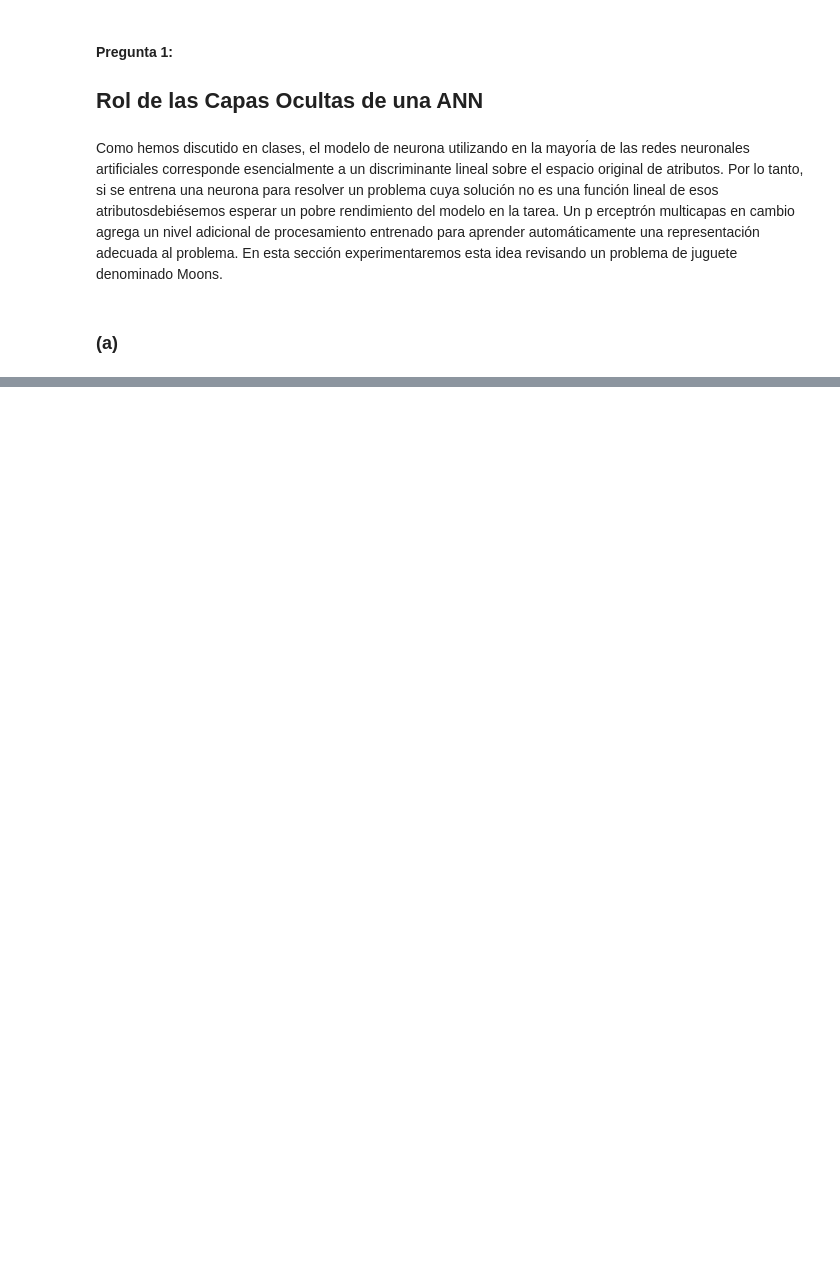
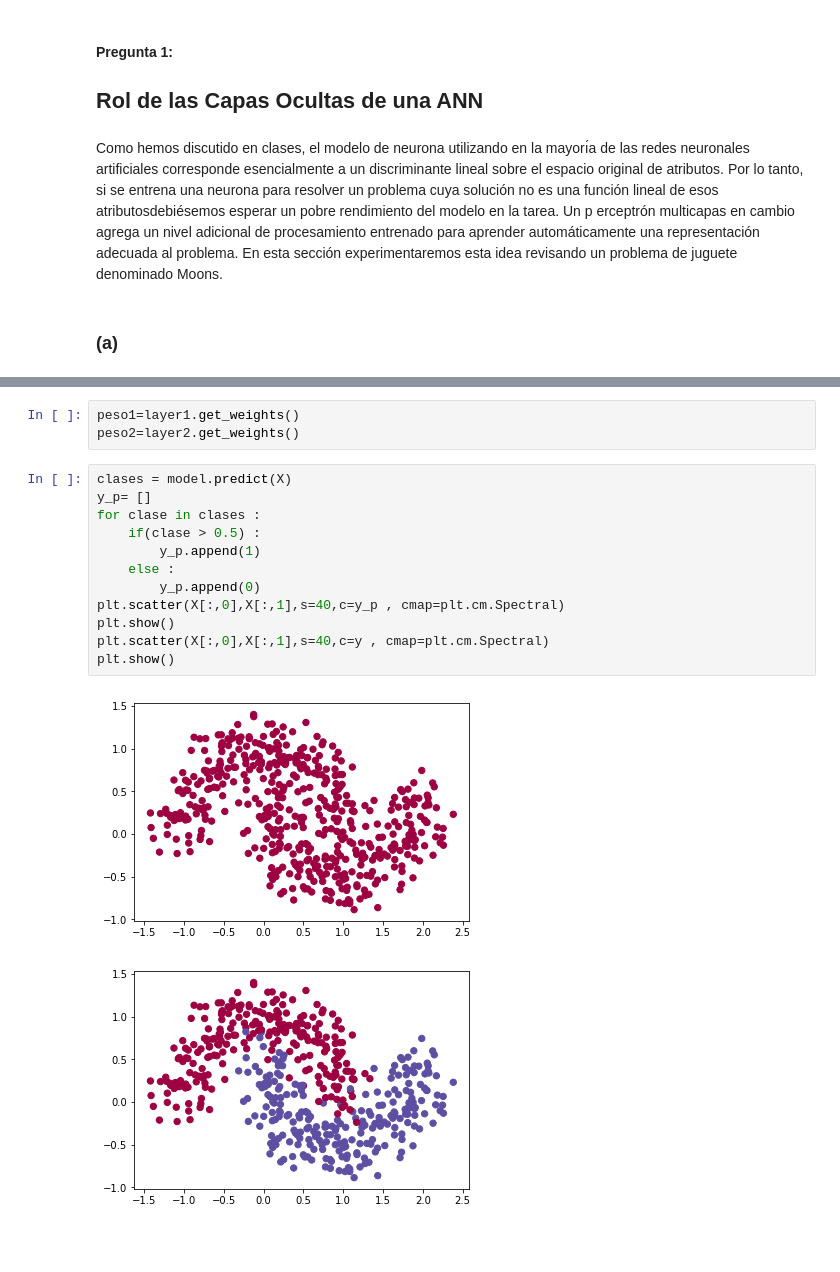
Before and after one commit to felipeavaria/Redes_Neuronales_Artificiales, a Jupyter notebook: Tarea-1/1_Capas_ocultas_ANN.ipynb, the cells around one changed output, grey strips where cells are left out. Saved outputs shown, nothing was run; the diff lists cells and outputs as text; blank space fills up the shorter version.

```diff
--- a/Tarea-1/1_Capas_ocultas_ANN.ipynb
+++ b/Tarea-1/1_Capas_ocultas_ANN.ipynb
@@ -24,0 +49,20 @@ plt.show()
+# %%
+peso1=layer1.get_weights()
+peso2=layer2.get_weights()
+# %%
+clases = model.predict(X)
+y_p= []
+for clase in clases :
+    if(clase > 0.5) :
+        y_p.append(1)
+    else :
+        y_p.append(0)
+plt.scatter(X[:,0],X[:,1],s=40,c=y_p , cmap=plt.cm.Spectral)
+plt.show()
+plt.scatter(X[:,0],X[:,1],s=40,c=y , cmap=plt.cm.Spectral)
+plt.show()
+# %% [output]
+[figure, added]
+[figure, added]
+# %% [markdown]
+#####
```
Also changed, not shown: parts of 2 cells of this notebook.
